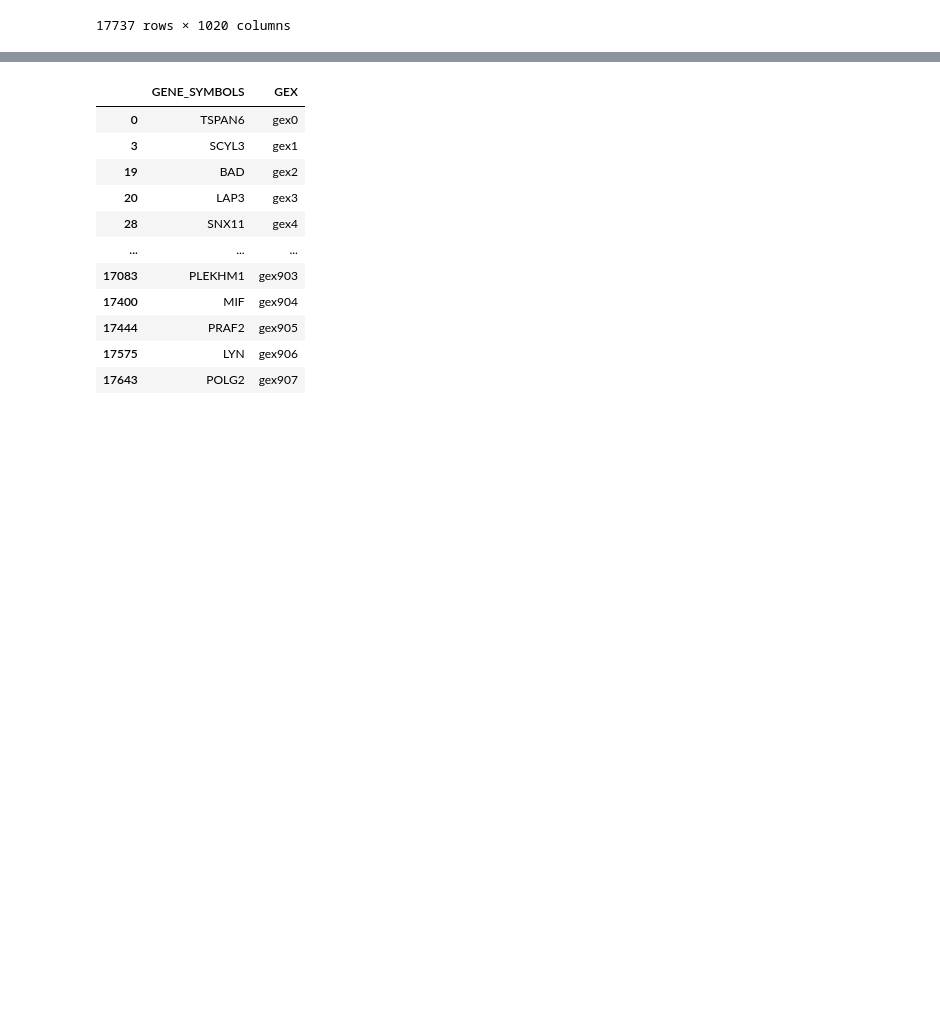
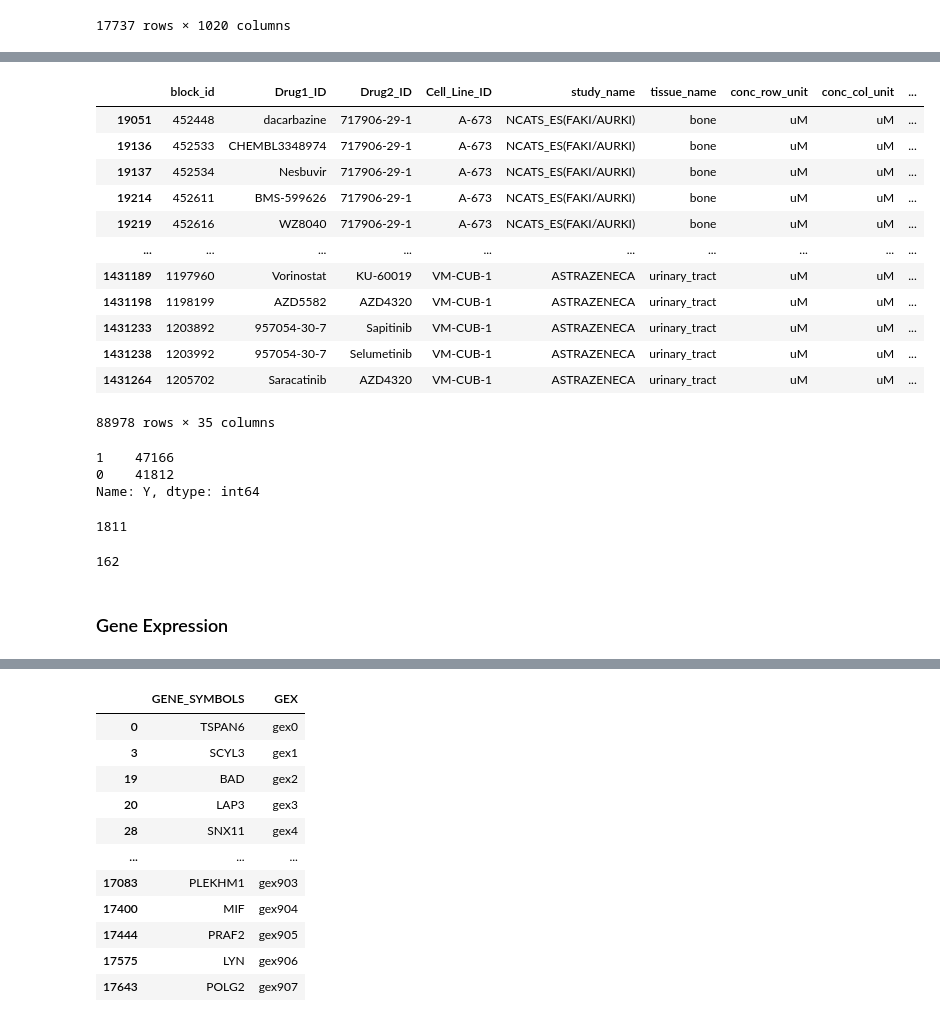
Before and after one commit to uzh-dqbm-cmi/graphnn, a Jupyter notebook: notebooks/DeepAdr_preprocessing-DrugComb_v1.5.ipynb, the cells around one changed output, grey strips where cells are left out. Drawn from its saved outputs; the diff is of its cells as text; code cells hidden in the pictures; blank space fills up the shorter version.

```diff
--- a/notebooks/DeepAdr_preprocessing-DrugComb_v1.5.ipynb
+++ b/notebooks/DeepAdr_preprocessing-DrugComb_v1.5.ipynb
@@ -578,6 +429,6 @@ df_rma
 # %%
 # print(list(df_rma.columns))
 # %%
-cosmic_found = set(df_drugcombdb.cosmicId)
+cosmic_found = set(df_drugcomb_filter.cosmicId)
 len(cosmic_found)
 # %% [output]
@@ -1540,3 +460,42 @@ df_synergxdb_filter_zhsa_sel
+# %%
+df_drugcomb_filter = df_drugcomb_filter.rename(columns={"drug_row" : "Drug1_ID",
+                                                            "drug_col" : "Drug2_ID",
+                                                            "cosmicId" : "Cosmic_ID",
+                                                            "cell_line_name": "Cell_Line_ID",
+                                                       "drug_row_smiles": "Drug1",
+                                                       "drug_col_smiles": "Drug2"})
+
+df_drugcomb_filter
+# %% [output]
+|  | block_id | Drug1_ID | Drug2_ID | Cell_Line_ID | study_name | tissue_name | conc_row_unit | conc_col_unit | ... |
+| 19051 | 452448 | dacarbazine | 717906-29-1 | A-673 | NCATS_ES(FAKI/AURKI) | bone | uM | uM | ... |
+| 19136 | 452533 | CHEMBL3348974 | 717906-29-1 | A-673 | NCATS_ES(FAKI/AURKI) | bone | uM | uM | ... |
+| 19137 | 452534 | Nesbuvir | 717906-29-1 | A-673 | NCATS_ES(FAKI/AURKI) | bone | uM | uM | ... |
+| 19214 | 452611 | BMS-599626 | 717906-29-1 | A-673 | NCATS_ES(FAKI/AURKI) | bone | uM | uM | ... |
+| 19219 | 452616 | WZ8040 | 717906-29-1 | A-673 | NCATS_ES(FAKI/AURKI) | bone | uM | uM | ... |
+| ... | ... | ... | ... | ... | ... | ... | ... | ... | ... |
+| 1431189 | 1197960 | Vorinostat | KU-60019 | VM-CUB-1 | ASTRAZENECA | urinary_tract | uM | uM | ... |
+| 1431198 | 1198199 | AZD5582 | AZD4320 | VM-CUB-1 | ASTRAZENECA | urinary_tract | uM | uM | ... |
+| 1431233 | 1203892 | 957054-30-7 | Sapitinib | VM-CUB-1 | ASTRAZENECA | urinary_tract | uM | uM | ... |
+| 1431238 | 1203992 | 957054-30-7 | Selumetinib | VM-CUB-1 | ASTRAZENECA | urinary_tract | uM | uM | ... |
+| 1431264 | 1205702 | Saracatinib | AZD4320 | VM-CUB-1 | ASTRAZENECA | urinary_tract | uM | uM | ... |
+88978 rows × 35 columns
+# %%
+df_drugcomb_filter['Y'].value_counts()
+# %% [output]
+1    47166
+0    41812
+Name: Y, dtype: int64
+# %%
+len(set(list(df_drugcomb_filter['Drug1_ID']) + list(df_drugcomb_filter['Drug2_ID'])))
+# %% [output]
+1811
+# %%
+len(set(df_drugcomb_filter['Cell_Line_ID']))
+# %% [output]
+162
+# %% [markdown]
+### Gene Expression
 # %%
 df_rma_landm = df_rma[df_rma.GENE_SYMBOLS.isin(lm_genes)]
 df_rma_landm
```
Also changed, not shown: parts of 156 cells of this notebook.
